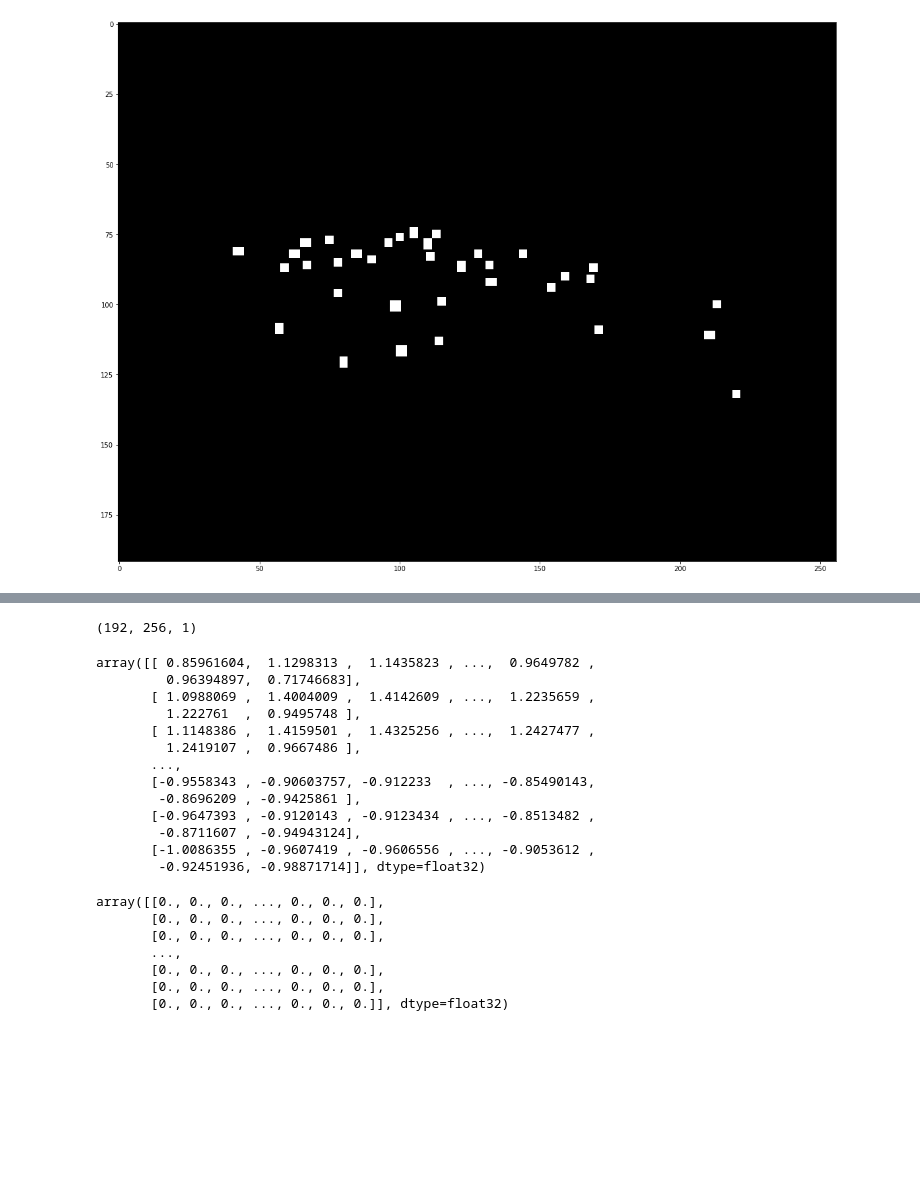
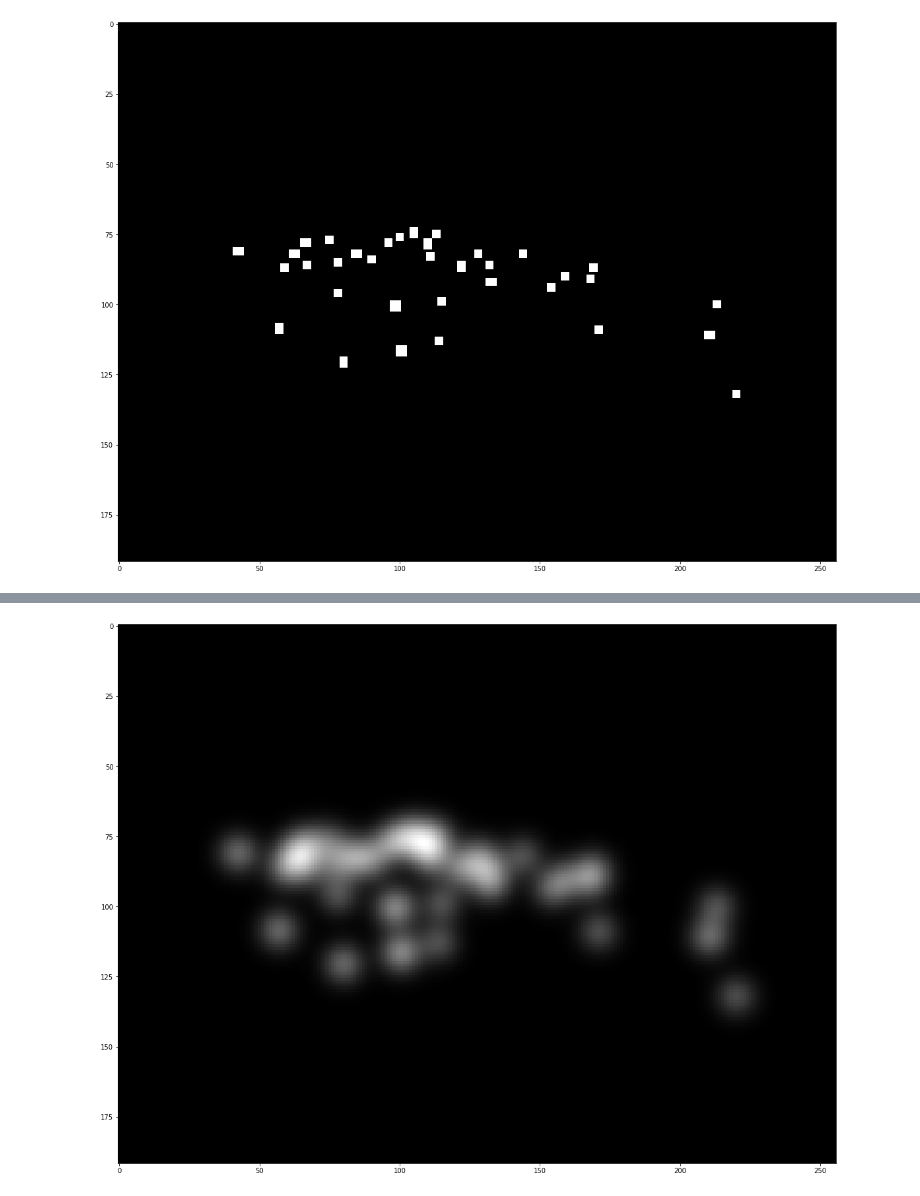
Before and after one commit to Baticsute/vietnamese-traffic-density-estimation-with-dots-enhanced, a Jupyter notebook: test.ipynb, the cells around one changed output, grey strips where cells are left out. Cells and saved outputs as stored; diff of their text form; code cells hidden in the pictures; blank space fills up the shorter version.

```diff
--- a/test.ipynb
+++ b/test.ipynb
@@ -76 +57,3 @@ array([[[ 0.85961604],
+# %%
+ls1 = l1.reshape(192, 256)
 # %%
@@ -80,4 +62,0 @@ imr.shape
-# %%
-s1.shape
-# %% [output]
-(192, 256, 1)
@@ -86,16 +62,0 @@ s1_s = s1.reshape(192,256)
-# %%
-s1_s
-# %% [output]
-array([[ 0.85961604,  1.1298313 ,  1.1435823 , ...,  0.9649782 ,
-         0.96394897,  0.71746683],
-       [ 1.0988069 ,  1.4004009 ,  1.4142609 , ...,  1.2235659 ,
-         1.222761  ,  0.9495748 ],
-       [ 1.1148386 ,  1.4159501 ,  1.4325256 , ...,  1.2427477 ,
-         1.2419107 ,  0.9667486 ],
-       ...,
-       [-0.9558343 , -0.90603757, -0.912233  , ..., -0.85490143,
-        -0.8696209 , -0.9425861 ],
-       [-0.9647393 , -0.9120143 , -0.9123434 , ..., -0.8513482 ,
-        -0.8711607 , -0.94943124],
-       [-1.0086355 , -0.9607419 , -0.9606556 , ..., -0.9053612 ,
-        -0.92451936, -0.98871714]], dtype=float32)
@@ -104,10 +63,7 @@ l1_s = l1.reshape(192, 256)
-# %%
-l1_s
-# %% [output]
-array([[0., 0., 0., ..., 0., 0., 0.],
-       [0., 0., 0., ..., 0., 0., 0.],
-       [0., 0., 0., ..., 0., 0., 0.],
-       ...,
-       [0., 0., 0., ..., 0., 0., 0.],
-       [0., 0., 0., ..., 0., 0., 0.],
-       [0., 0., 0., ..., 0., 0., 0.]], dtype=float32)
+# %%
+lsg1 = gaussian_filter(ls1, sigma=5)
+plt.figure(figsize=(30, 15))
+plt.imshow(lsg1, cmap='gray')
+plt.show()
+# %% [output]
+[figure, added]
```
Also changed, not shown: parts of 9 cells of this notebook, 3 other files.
